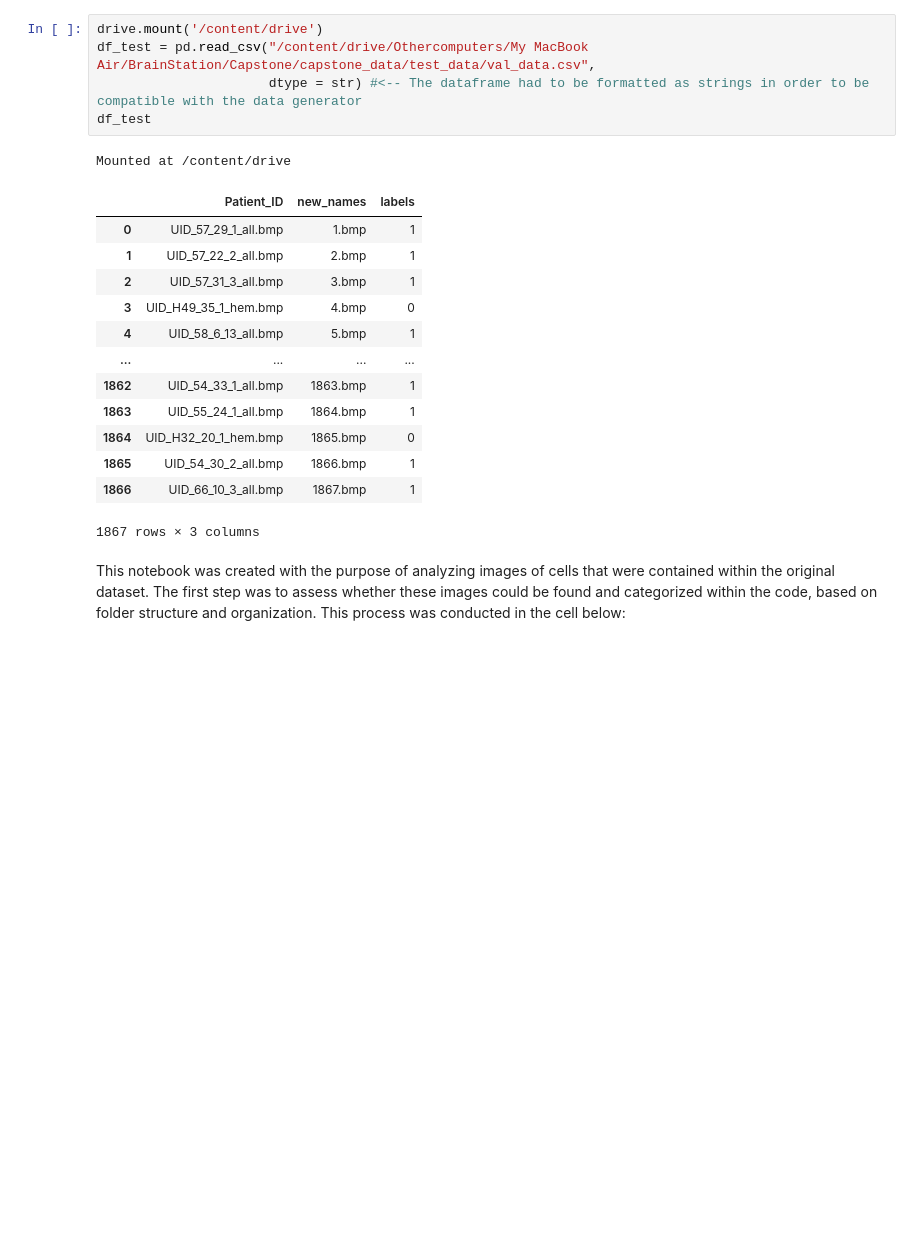
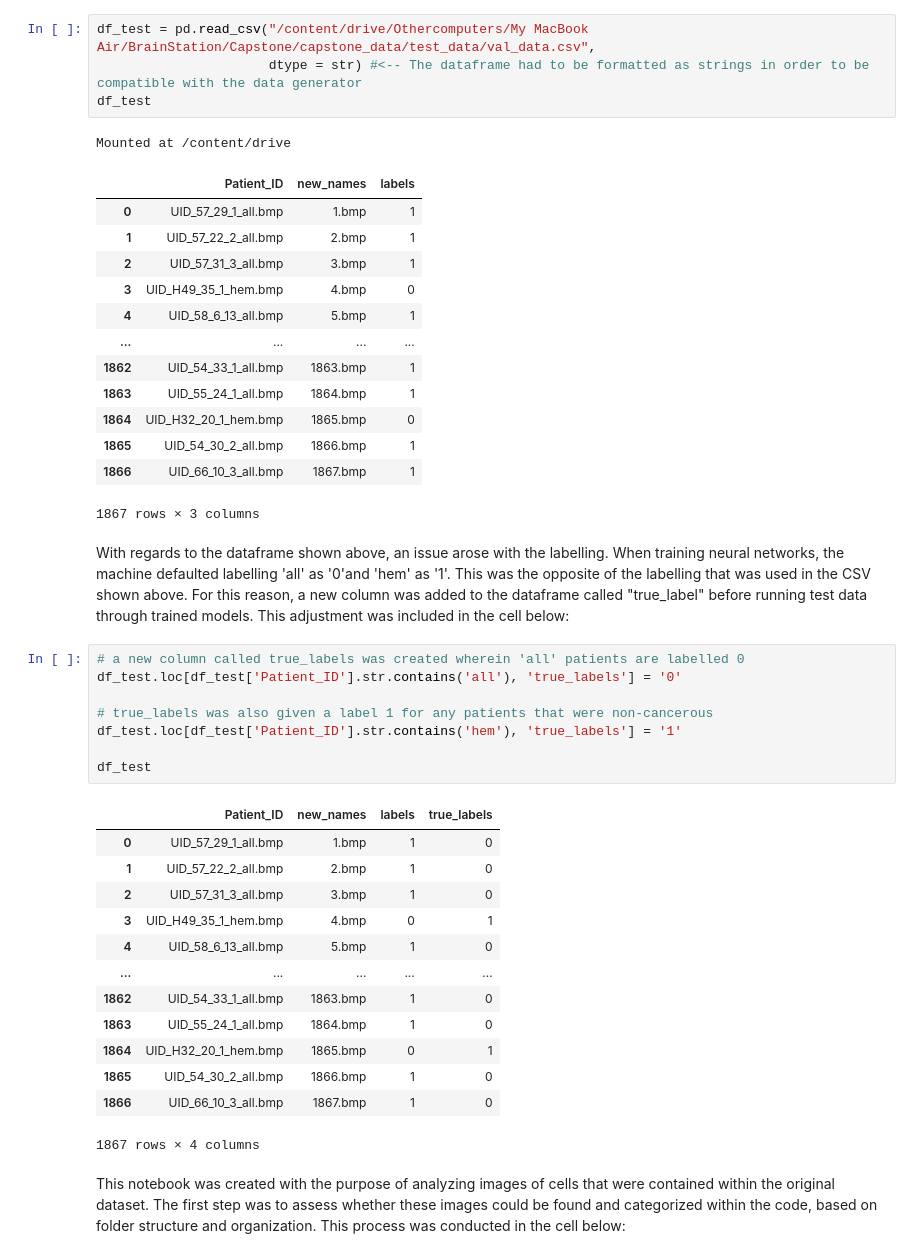
Before and after one commit to suhayb-h/Acute-Lymphoblastic-Leukemia-Classifier, a Jupyter notebook: 1_ALL_EDA.ipynb, the cells around one changed output. Cells and saved outputs as stored; diff of their text form; blank space fills up the shorter version.

```diff
--- a/1_ALL_EDA.ipynb
+++ b/1_ALL_EDA.ipynb
@@ -34,6 +36,5 @@ import matplotlib.image as img
 from sklearn.utils import shuffle
 # %%
-drive.mount('/content/drive')
 df_test = pd.read_csv("/content/drive/Othercomputers/My MacBook Air/BrainStation/Capstone/capstone_data/test_data/val_data.csv",
                       dtype = str) #<-- The dataframe had to be formatted as strings in order to be compatible with the data generator
 df_test
@@ -52,6 +53,30 @@ Mounted at /content/drive
 | 1865 | UID_54_30_2_all.bmp | 1866.bmp | 1 |
 | 1866 | UID_66_10_3_all.bmp | 1867.bmp | 1 |
 1867 rows × 3 columns
+# %% [markdown]
+With regards to the dataframe shown above, an issue arose with the labelling. When training neural networks, the machine defaulted labelling 'all' as '0'and 'hem' as '1'. This was the opposite of the labelling that was used in the CSV shown above. For this reason, a new column was added to the dataframe called "true_label" before running test data through trained models. This adjustment was included in the cell below:
+# %%
+# a new column called true_labels was created wherein 'all' patients are labelled 0
+df_test.loc[df_test['Patient_ID'].str.contains('all'), 'true_labels'] = '0'
+
+# true_labels was also given a label 1 for any patients that were non-cancerous
+df_test.loc[df_test['Patient_ID'].str.contains('hem'), 'true_labels'] = '1'
+
+df_test
+# %% [output]
+|  | Patient_ID | new_names | labels | true_labels |
+| 0 | UID_57_29_1_all.bmp | 1.bmp | 1 | 0 |
+| 1 | UID_57_22_2_all.bmp | 2.bmp | 1 | 0 |
+| 2 | UID_57_31_3_all.bmp | 3.bmp | 1 | 0 |
+| 3 | UID_H49_35_1_hem.bmp | 4.bmp | 0 | 1 |
+| 4 | UID_58_6_13_all.bmp | 5.bmp | 1 | 0 |
+| ... | ... | ... | ... | ... |
+| 1862 | UID_54_33_1_all.bmp | 1863.bmp | 1 | 0 |
+| 1863 | UID_55_24_1_all.bmp | 1864.bmp | 1 | 0 |
+| 1864 | UID_H32_20_1_hem.bmp | 1865.bmp | 0 | 1 |
+| 1865 | UID_54_30_2_all.bmp | 1866.bmp | 1 | 0 |
+| 1866 | UID_66_10_3_all.bmp | 1867.bmp | 1 | 0 |
+1867 rows × 4 columns
 # %% [markdown]
 This notebook was created with the purpose of analyzing images of cells that were contained within the original dataset. The first step was to assess whether these images could be found and categorized within the code, based on folder structure and organization. This process was conducted in the cell below:
 # %%
```
Also changed, not shown: parts of 7 cells of this notebook.
